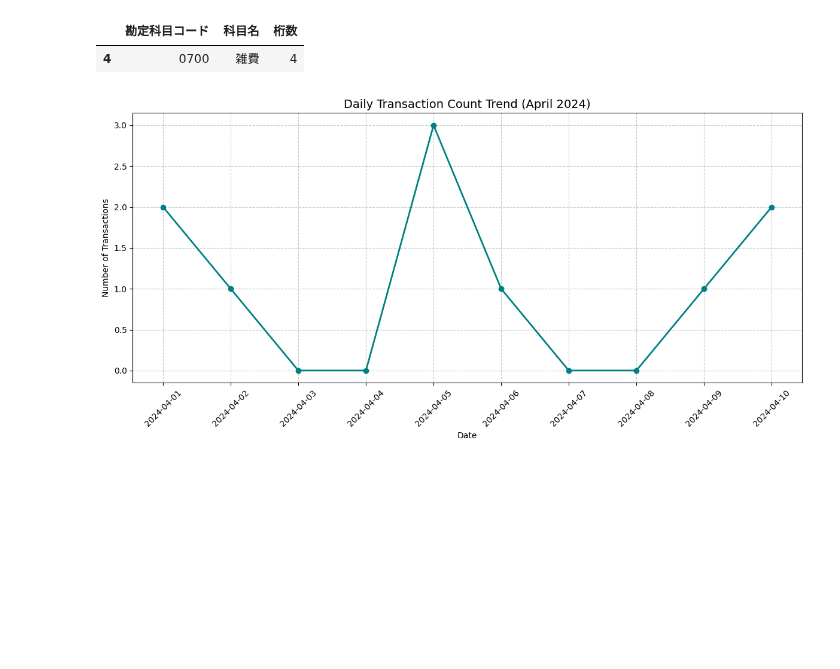
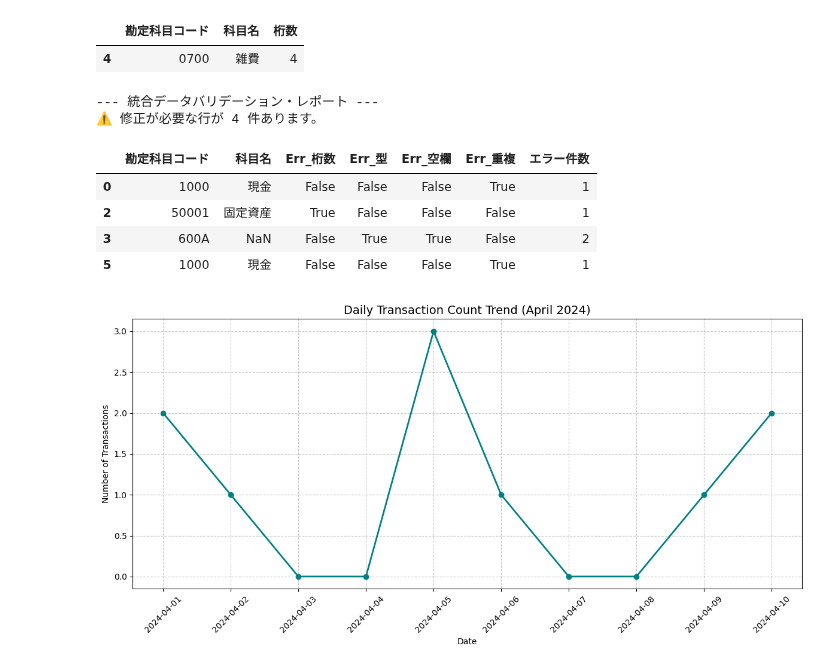
Before and after one commit to Koji-Accounting-Tech/D365-Finance-Data-Validator, a Jupyter notebook: D365_Data_Processing.ipynb, the cells around one changed output. Drawn from its saved outputs; the diff is of its cells as text; code cells hidden in the pictures; blank space fills up the shorter version.

```diff
--- a/D365_Data_Processing.ipynb
+++ b/D365_Data_Processing.ipynb
@@ -125,6 +125,53 @@ if len(invalid_start) > 0:
 🛑 運用ルール違反: '0'から始まる無効なコードが 1 件あります。
 |  | 勘定科目コード | 科目名 | 桁数 |
 | 4 | 0700 | 雑費 | 4 |
+# %%
+import pandas as pd
+import numpy as np
+
+# 1. 様々なエラーを含んだテストデータ
+master_raw = {
+    '勘定科目コード': ['1000', '2000', '50001', '600A', '0700', '1000'], # 1000が重複
+    '科目名': ['現金', '普通預金', '固定資産', np.nan, '雑費', '現金']
+}
+df = pd.DataFrame(master_raw)
+
+# 2. 統合バリデーションの実行
+# 2-1. 桁数エラー (4桁以外)
+df['Err_桁数'] = df['勘定科目コード'].str.len() != 4
+
+# 2-2. 型エラー (数字以外)
+df['Err_型'] = ~df['勘定科目コード'].str.isdigit()
+
+# 2-3. 空欄エラー (科目名がNaN)
+df['Err_空欄'] = df['科目名'].isnull()
+
+# 2-4. 重複エラー (コードが重複)
+df['Err_重複'] = df.duplicated(subset=['勘定科目コード'], keep=False)
+
+# 3. エラーの集計
+# True(1) と False(0) を足して、その行にいくつエラーがあるか算出
+error_columns = ['Err_桁数', 'Err_型', 'Err_空欄', 'Err_重複']
+df['エラー件数'] = df[error_columns].sum(axis=1)
+
+# 4. エラーがある行だけを抽出した「統合レポート」
+error_report = df[df['エラー件数'] > 0].copy()
+
+print("--- 統合データバリデーション・レポート ---")
+if len(error_report) > 0:
+    print(f"⚠️ 修正が必要な行が {len(error_report)} 件あります。")
+    # 見やすくするために、エラーがない列は非表示にしたり並べ替えたりします
+    display(error_report)
+else:
+    print("✅ 完璧です！すべてのデータが正常です。")
+# %% [output]
+--- 統合データバリデーション・レポート ---
+⚠️ 修正が必要な行が 4 件あります。
+|  | 勘定科目コード | 科目名 | Err_桁数 | Err_型 | Err_空欄 | Err_重複 | エラー件数 |
+| 0 | 1000 | 現金 | False | False | False | True | 1 |
+| 2 | 50001 | 固定資産 | True | False | False | False | 1 |
+| 3 | 600A | NaN | False | True | True | False | 2 |
+| 5 | 1000 | 現金 | False | False | False | True | 1 |
 # %%
 import pandas as pd
 import matplotlib.pyplot as plt
```
